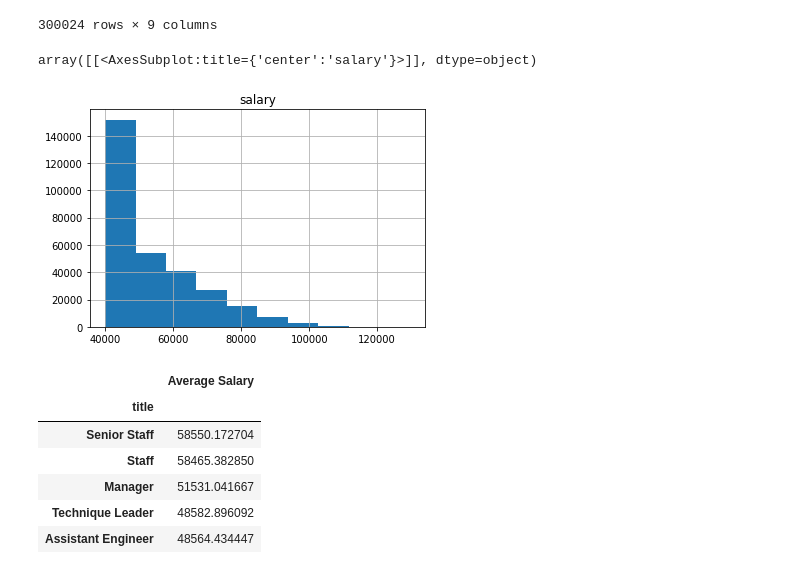
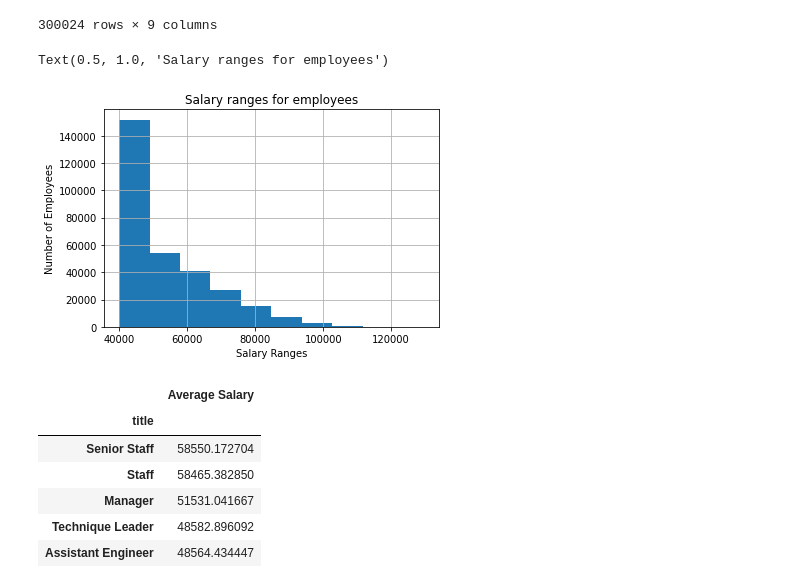
Before and after one commit to helenamin/Employee-Database, a Jupyter notebook: EmployeeSQL/Bonus_Employee_DB_investigation.ipynb, the cells around one changed output. Cells and saved outputs as stored; diff of their text form; code cells hidden in the pictures.

```diff
--- a/EmployeeSQL/Bonus_Employee_DB_investigation.ipynb
+++ b/EmployeeSQL/Bonus_Employee_DB_investigation.ipynb
@@ -44,7 +44,10 @@ combined_df
 # %%
 # Create a histogram to visualize the most common salary ranges for employees
 combined_df.hist(column='salary')
+plt.ylabel("Number of Employees")
+plt.xlabel("Salary Ranges")
+plt.title("Salary ranges for employees")
 # %% [output]
-array([[<AxesSubplot:title={'center':'salary'}>]], dtype=object)
+Text(0.5, 1.0, 'Salary ranges for employees')
-[figure, old version]
+[figure, new version]
 # %%
```
Also changed, not shown: parts of 4 cells of this notebook.
